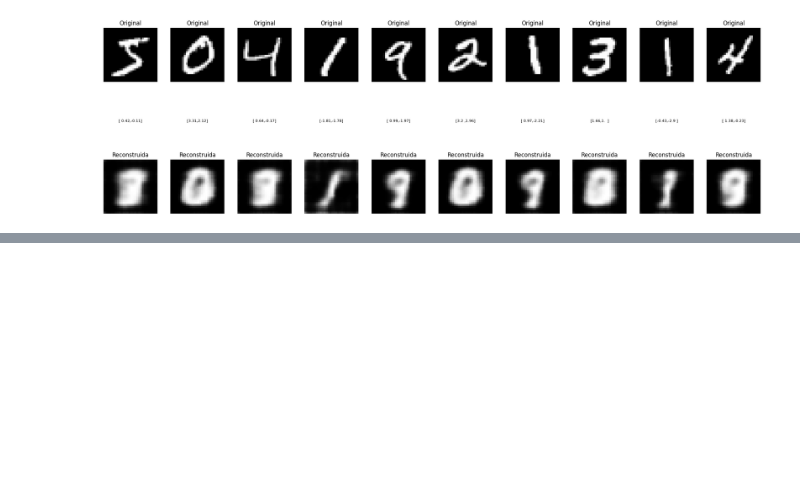
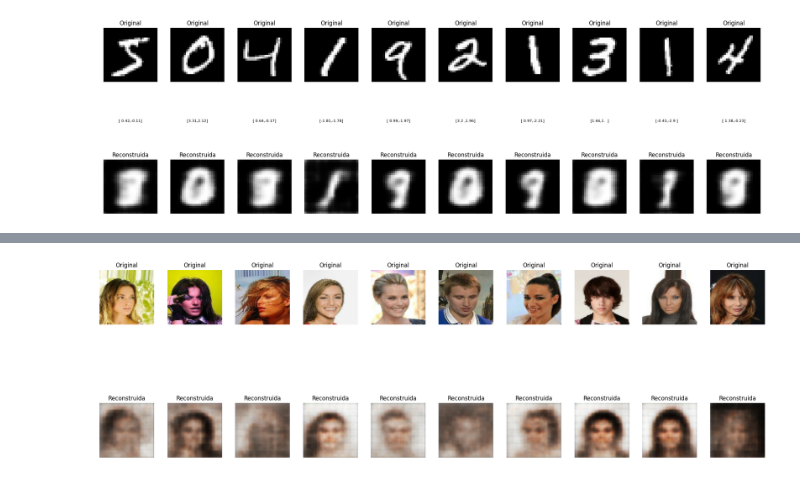
Before and after one commit to roicort/VAE-VQ-VAE, a Jupyter notebook: VAE/VAE.ipynb, the cells around one changed output, grey strips where cells are left out. Drawn from its saved outputs; the diff is of its cells as text; code cells hidden in the pictures; blank space fills up the shorter version.

```diff
--- a/VAE/VAE.ipynb
+++ b/VAE/VAE.ipynb
@@ -94,0 +123,17 @@ plt.show()
+# %%
+
+vae2 = VAE(image_size=64, channels=3, latent_dim=256)
+
+# Debemos reemplazar el decoder para que produzca imágenes de 64x64x3
+latent_inputs = K.layers.Input(shape=(vae2.latent_dim,))
+x = K.layers.Dense(8 * 8 * 64, activation="relu")(latent_inputs)
+x = K.layers.Reshape((8, 8, 64))(x)
+x = K.layers.Conv2DTranspose(64, 3, activation="relu", strides=2, padding="same")(x)  # 16x16
+x = K.layers.Conv2DTranspose(32, 3, activation="relu", strides=2, padding="same")(x)  # 32x32
+x = K.layers.Conv2DTranspose(32, 3, activation="relu", strides=2, padding="same")(x)  # 64x64
+decoder_outputs = K.layers.Conv2DTranspose(3, 3, activation="sigmoid", padding="same")(x)
+vae2.decoder = K.Model(latent_inputs, decoder_outputs, name="decoder")
+
+vae2.compile(optimizer=K.optimizers.Adam(learning_rate=1e-5))
+callbacks2 = vae2.get_callbacks(log_dir="logs", patience=3)
+vae2.fit(celeb_a_train_batched, epochs=50, callbacks=callbacks2)
@@ -94,0 +160,36 @@ plt.show()
+# %%
+import matplotlib.pyplot as plt
+
+n = 10
+images_list = []
+for batch in celeb_a_test_batched:
+    for img in batch:
+        images_list.append(img.numpy())
+        if len(images_list) == n:
+            break
+    if len(images_list) == n:
+        break
+images = np.stack(images_list)  # shape (n, 64, 64, 3)
+
+# Obtener la representación latente z y las reconstrucciones
+z_mean, z_log_var, z = vae2.encoder.predict(images)
+predictions = vae2.decoder.predict(z)
+
+plt.figure(figsize=(20, 6))
+
+for i in range(n):
+    # Imagen original
+    ax = plt.subplot(3, n, i + 1)
+    plt.imshow(images[i].squeeze())
+    plt.title("Original")
+    plt.axis("off")
+
+    # Reconstrucción
+    ax = plt.subplot(3, n, i + 1 + 2*n)
+    plt.imshow(predictions[i].squeeze())
+    plt.title("Reconstruida")
+    plt.axis("off")
+
+plt.tight_layout()
+plt.show()
+# %% [output]
@@ -94,0 +200 @@ plt.show()
+[figure, added]
```
Also changed, not shown: parts of 6 cells of this notebook.
